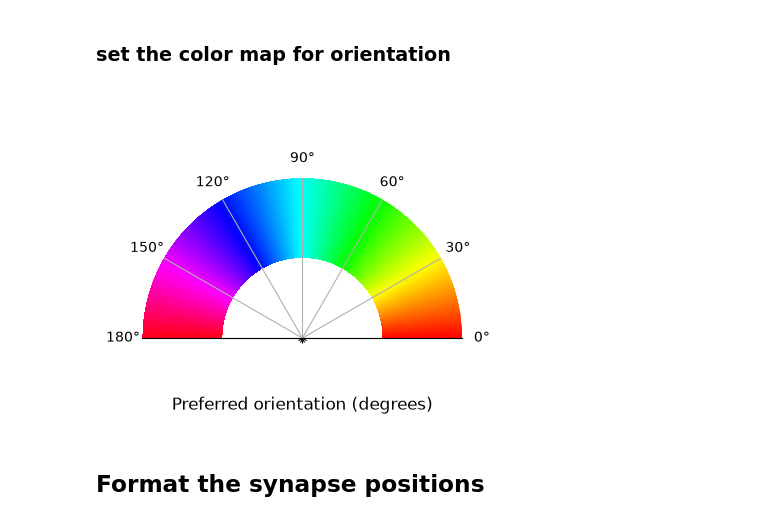
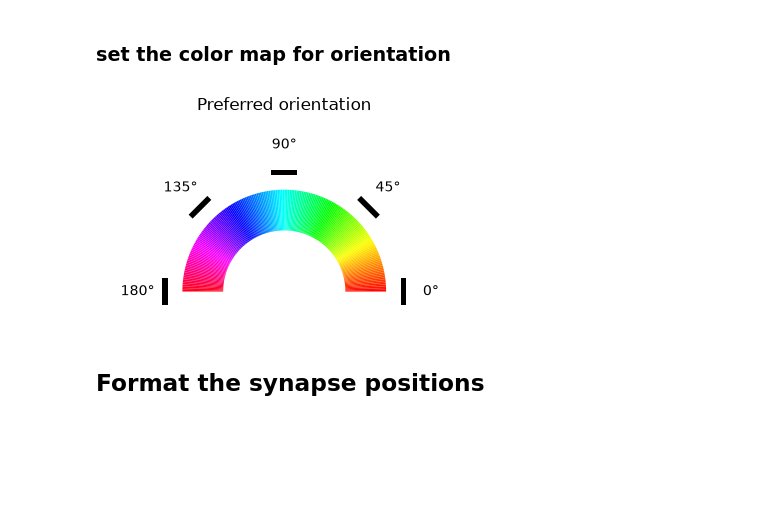
Before and after one commit to AllenInstitute/microns_tutorial, a Jupyter notebook: tutorial_book/examples/functional_inputs_orientation.ipynb, the cells around one changed output. Cells and saved outputs as stored; diff of their text form; code cells hidden in the pictures; blank space fills up the shorter version.

```diff
--- a/tutorial_book/examples/functional_inputs_orientation.ipynb
+++ b/tutorial_book/examples/functional_inputs_orientation.ipynb
@@ -125,28 +137,43 @@ mesh_poly.points[:, 1] *= -1
 # %% [markdown]
 ### set the color map for orientation
 # %%
-fig = plt.figure(figsize=[4,4])
+# Legend for orientation map, annotated with the drifting-bar stimulus at each angle.
+# a vertical bar (moving right) is 0 deg and orientation increases counter-clockwise.
+# Preferred orientation is 180-degree periodic (0 deg == 180 deg).
+import matplotlib.patches as mpatches
 
-quant_steps = 2056
-colormap = plt.get_cmap('hsv', quant_steps)
-norm = mpl.colors.Normalize(0.0, np.pi)
+colormap = plt.get_cmap('hsv', 2056)
+ori_norm = mpl.colors.Normalize(0.0, 180.0)   # pref_ori is in degrees [0, 180]
 
-display_axes = fig.add_axes([0.1,0.1,0.8,0.8], projection='polar')
-norm = mpl.colors.Normalize(0.0, np.pi)
+fig, ax = plt.subplots(figsize=(4.6, 3.0))
+ax.set_aspect('equal')
+ax.axis('off')
 
-# # Plot the colorbar onto the polar axis
-cb = mpl.colorbar.ColorbarBase(display_axes, cmap=colormap,
-                               norm=norm,
-                               orientation='horizontal')
-# use orientation horizontal so that the gradient goes around the wheel rather than centre out
+# colored half-ring: angular position = preferred orientation (0 deg at right, CCW to 180 deg at left)
+r_in, r_out, n = 0.60, 1.0, 180
+for i in range(n):
+    a0, a1 = 180 * i / n, 180 * (i + 1) / n
+    ax.add_patch(mpatches.Wedge((0, 0), r_out, a0, a1, width=r_out - r_in,
+                                facecolor=colormap(ori_norm((a0 + a1) / 2)), edgecolor='none'))
 
-# aesthetics - get rid of border and axis labels
-cb.outline.set_visible(False)
-display_axes.set_rlim([-1,1])
-display_axes.set_title('Preferred orientation (degrees)', y=0, loc='center')
+# stimulus-bar glyph + label at each major orientation
+bar_r, label_r = 1.17, 1.44
+bar_w, bar_h = 0.055, 0.26
+for deg in [0, 45, 90, 135, 180]:
+    a = np.deg2rad(deg)
+    cx, cy = bar_r * np.cos(a), bar_r * np.sin(a)
+    # a vertical rectangle is orientation 0; rotate it CCW by `deg` to draw the stimulus bar
+    rect = mpatches.Rectangle((cx - bar_w / 2, cy - bar_h / 2), bar_w, bar_h, facecolor='k', edgecolor='none')
+    rect.set_transform(mpl.transforms.Affine2D().rotate_deg_around(cx, cy, deg) + ax.transData)
+    ax.add_patch(rect)
+    ax.text(label_r * np.cos(a), label_r * np.sin(a), f'{deg}°', ha='center', va='center', fontsize=10)
+
+ax.set_xlim(-1.75, 1.75)
+ax.set_ylim(-0.25, 1.7)
+ax.set_title('Preferred orientation', fontsize=12)
 plt.show()
 # %% [output]
-[figure, old version]
+[figure, new version]
 # %% [markdown]
 ## Format the synapse positions
 # %%
```
Also changed, not shown: parts of 9 cells of this notebook, 1 other file.
